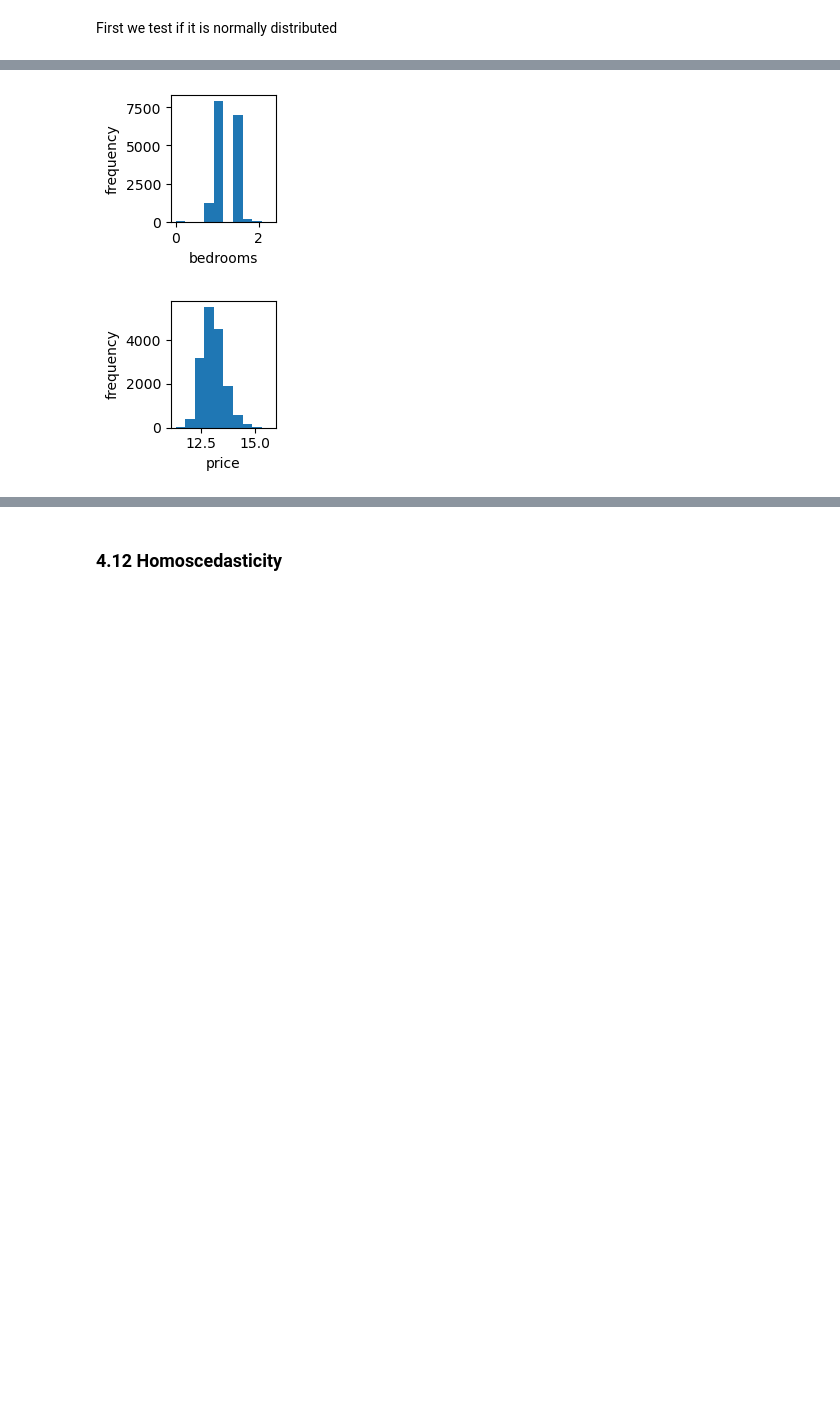
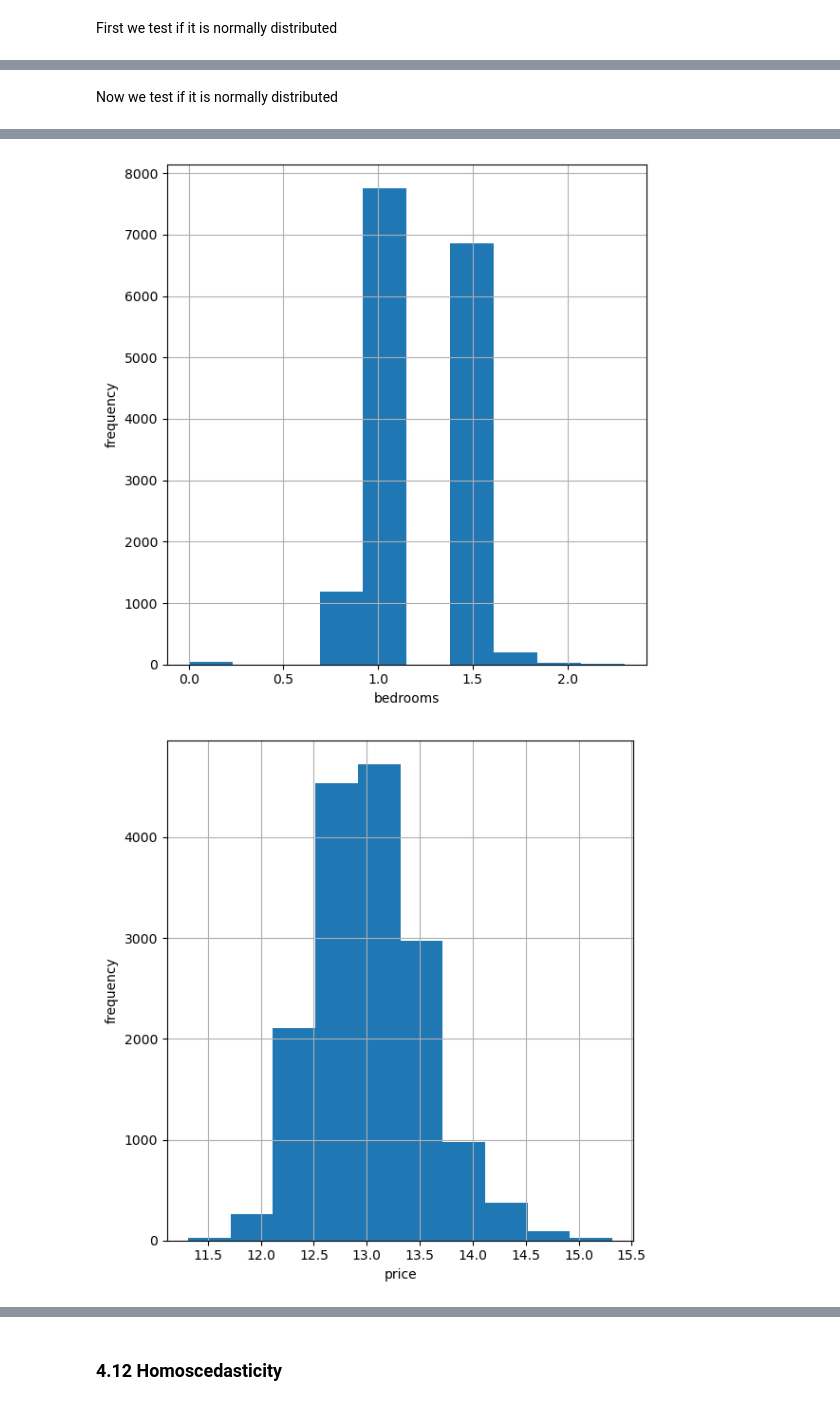
Before and after one commit to MuchiriKinyua/Real-Estate-Management-System, a Jupyter notebook: student.ipynb, the cells around one changed output, grey strips where cells are left out. Saved outputs shown, nothing was run; the diff lists cells and outputs as text; code cells hidden in the pictures; blank space fills up the shorter version.

```diff
--- a/student.ipynb
+++ b/student.ipynb
@@ -717,9 +715,12 @@ Now we test if it is normally distributed
+# %% [markdown]
+Now we test if it is normally distributed
 # %%
 for column in data_transformed.columns:
-    plt.figure(figsize = (2, 2))
+    plt.figure(figsize = (6, 6))
     plt.hist(x = data_transformed[column])
     plt.ylabel("frequency")
     plt.xlabel(f"{column}")
     plt.tight_layout()
+    plt.grid()
     plt.show()
 # %% [output]
@@ -731,2 +732,2 @@ for column in data_transformed.columns:
-[figure, old version]
+[figure, new version]
-[figure, old version]
+[figure, new version]
```
Also changed, not shown: parts of 31 cells of this notebook.
